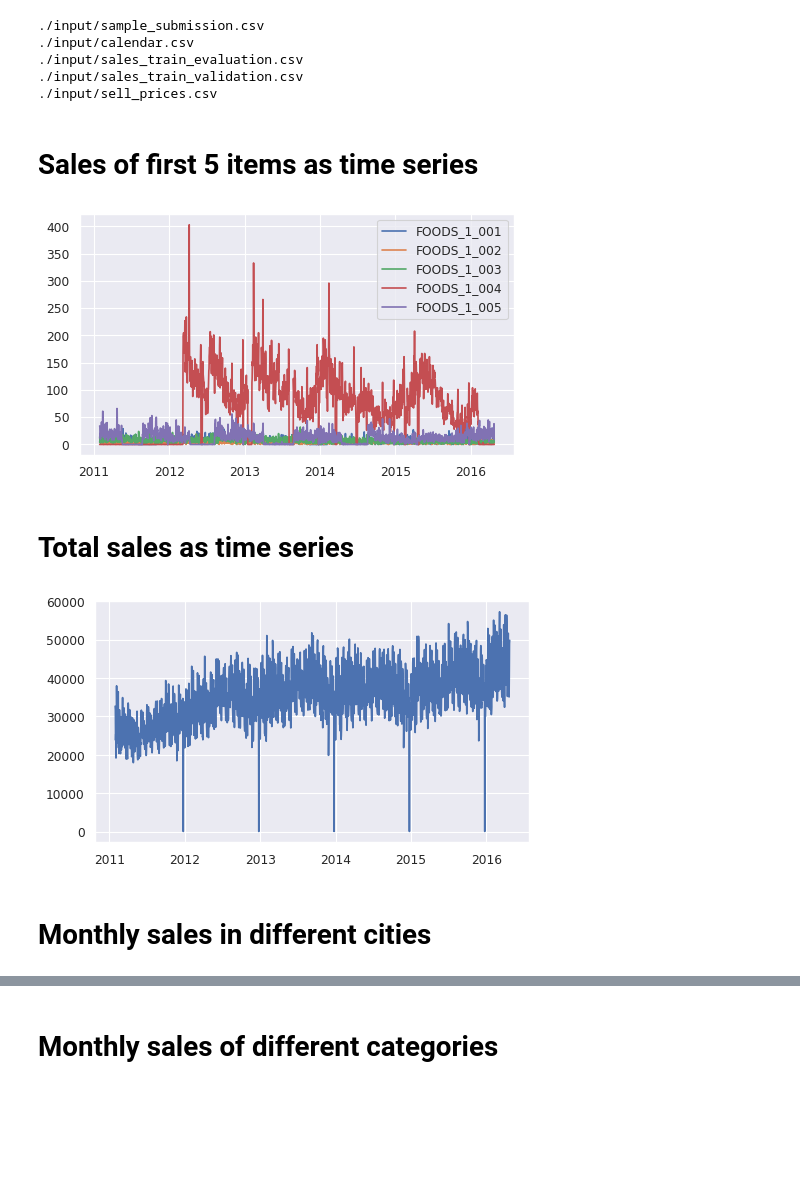
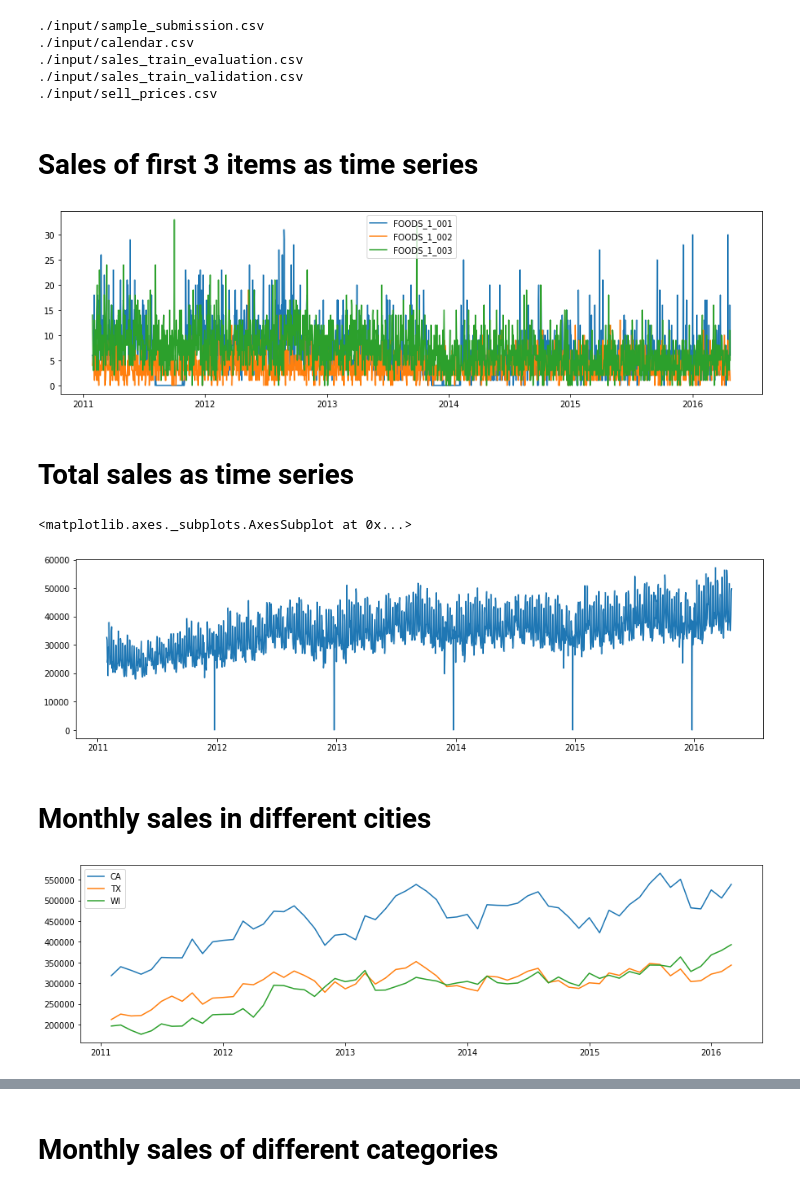
Before and after one commit to quangviet/python4engineer, a Jupyter notebook: Problem_2/problem_2.ipynb, the cells around one changed output, grey strips where cells are left out. Saved outputs shown, nothing was run; the diff lists cells and outputs as text; code cells hidden in the pictures; blank space fills up the shorter version.

Commit message:
Update plots

```diff
--- a/Problem_2/problem_2.ipynb
+++ b/Problem_2/problem_2.ipynb
@@ -53,27 +65,34 @@ for c in ((sale_df.columns)[6:]):
 # %% [markdown]
-# **Sales of first 5 items as time series**
+# **Sales of first 3 items as time series**
 # %%
 X = sale_df.groupby('item_id')[(sale_df.columns)[6:]].sum()
-import matplotlib.pyplot as plt
-plt.figure(num=None, figsize=(7, 4), dpi=80, facecolor='w', edgecolor='k')
-for i in range(5):
+
+plt.figure(figsize = (15,4))
+for i in range(3):
     plt.plot(X.iloc[i,:],label=X.index[i])
-    plt.legend(loc='best')
-plt.show()
+    plt.legend()
 # %% [output]
-[figure, old version]
+[figure, new version]
 # %% [markdown]
 # **Total sales as time series**
 # %%
-plt.figure(num=None, figsize=(7, 4), dpi=80, facecolor='w', edgecolor='k')
-(X.sum()).plot()
-plt.show()
+plt.figure(figsize = (15,4))
+X.sum().plot()
 # %% [output]
+<matplotlib.axes._subplots.AxesSubplot at 0x...>
-[figure, old version]
+[figure, new version]
 # %% [markdown]
 # **Monthly sales in different cities**
 # %%
-X = sale_df.groupby(sale_df.columns.map(lambda x : x if type(x) == str else x.strftime('%Y-%m')),axis=1).sum()
-for c in ((X.columns)[:-6]):
-    x= datetime.datetime.strptime(c, '%Y-%m').date()
-    X.rename(columns={c:x},inplace=True)
+sale_by_date = sale_df.groupby(sale_df.columns.map(lambda x : x if type(x) == str else x.strftime('%Y-%m')), axis = 1).sum()
+for c in ((sale_by_date.columns)[:-6]):
+    x = datetime.datetime.strptime(c, '%Y-%m').date()
+    sale_by_date.rename(columns = {c:x}, inplace = True)
+
+sale_by_state = sale_by_date.groupby(['state_id'])[(sale_by_date.columns)[:-6]].sum()
+plt.figure(figsize = (15,4))
+for i in range(3):
+    plt.plot(sale_by_state.iloc[i,1:-1],label = sale_by_state.index[i])
+    plt.legend()
+# %% [output]
+[figure, added]
```
Also changed, not shown: parts of 42 cells of this notebook.
